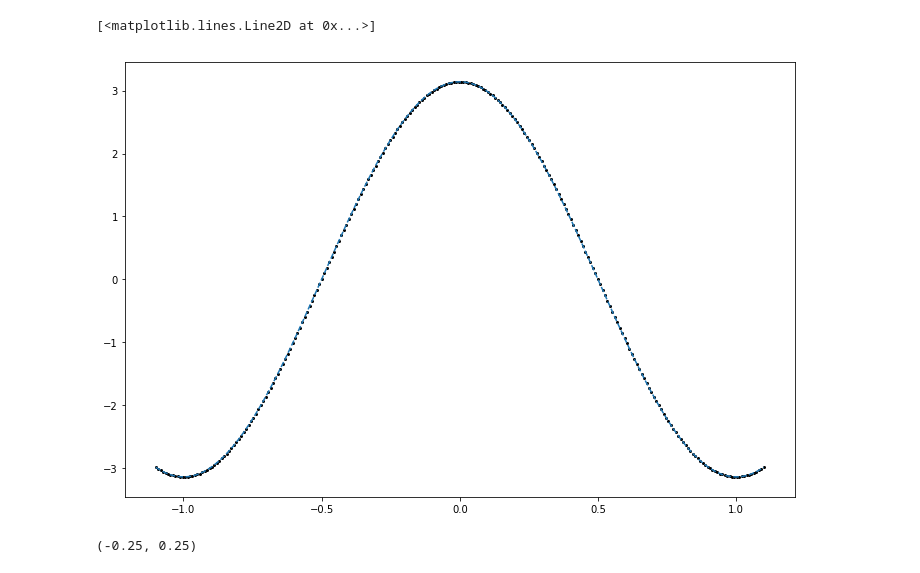
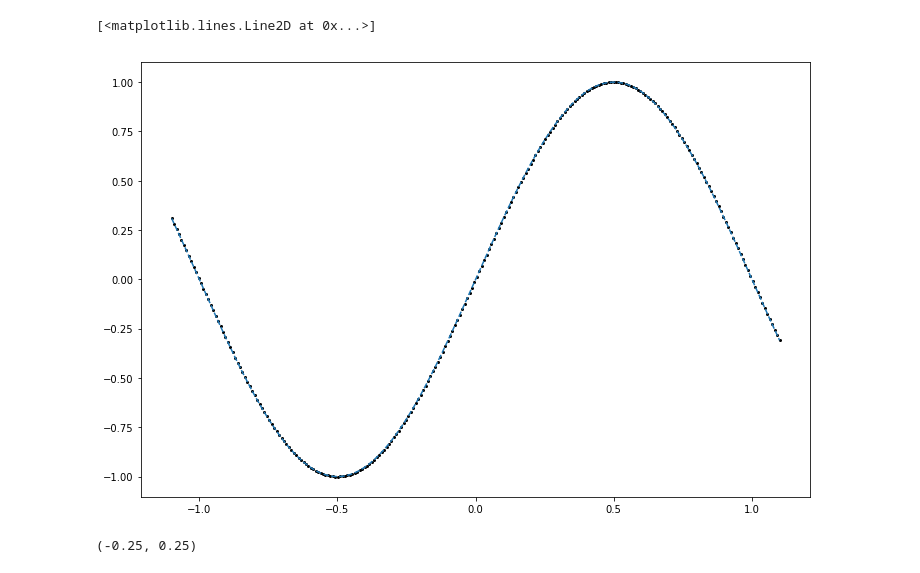
Before and after one commit to arnemagnus/3D_interp_Python, a Jupyter notebook: cytricubic/Untitled.ipynb, the cells around one changed output. Saved outputs shown, nothing was run; the diff lists cells and outputs as text; code cells hidden in the pictures.

```diff
--- a/cytricubic/Untitled.ipynb
+++ b/cytricubic/Untitled.ipynb
@@ -11,18 +11,18 @@ foo = np.sin(np.pi*np.meshgrid(x,y,z,indexing='ij')[0])
 bar = cytricubic.TricubicInterpolator(x,y,z,foo)
 # %%
 ix = np.linspace(-1.1,1.1,250)
-iy = np.array([bar.ev(x1=i,x2=0,x3=0,kx1=1,kx2=0,kx3=0) for i in ix])
+iy = np.array([bar.ev(x1=i,x2=0,x3=0,kx1=0,kx2=0,kx3=0) for i in ix])
 # %%
 from matplotlib import pyplot as plt
 %matplotlib inline
 # %%
 plt.figure(figsize=(12,8))
 plt.scatter(ix,iy,s=4,c='k')
-plt.plot(ix,np.pi*np.cos(np.pi*ix),'--')
+plt.plot(ix,np.sin(np.pi*ix),'--')
 #plt.xlim(-0.1,0.1)
 # %% [output]
 [<matplotlib.lines.Line2D at 0x...>]
-[figure, old version]
+[figure, new version]
 # %%
 x,dx = np.linspace(-1,1,100,retstep=True)
 y = np.linspace(-1,1,250)
```
Also changed, not shown: 1 other file.
